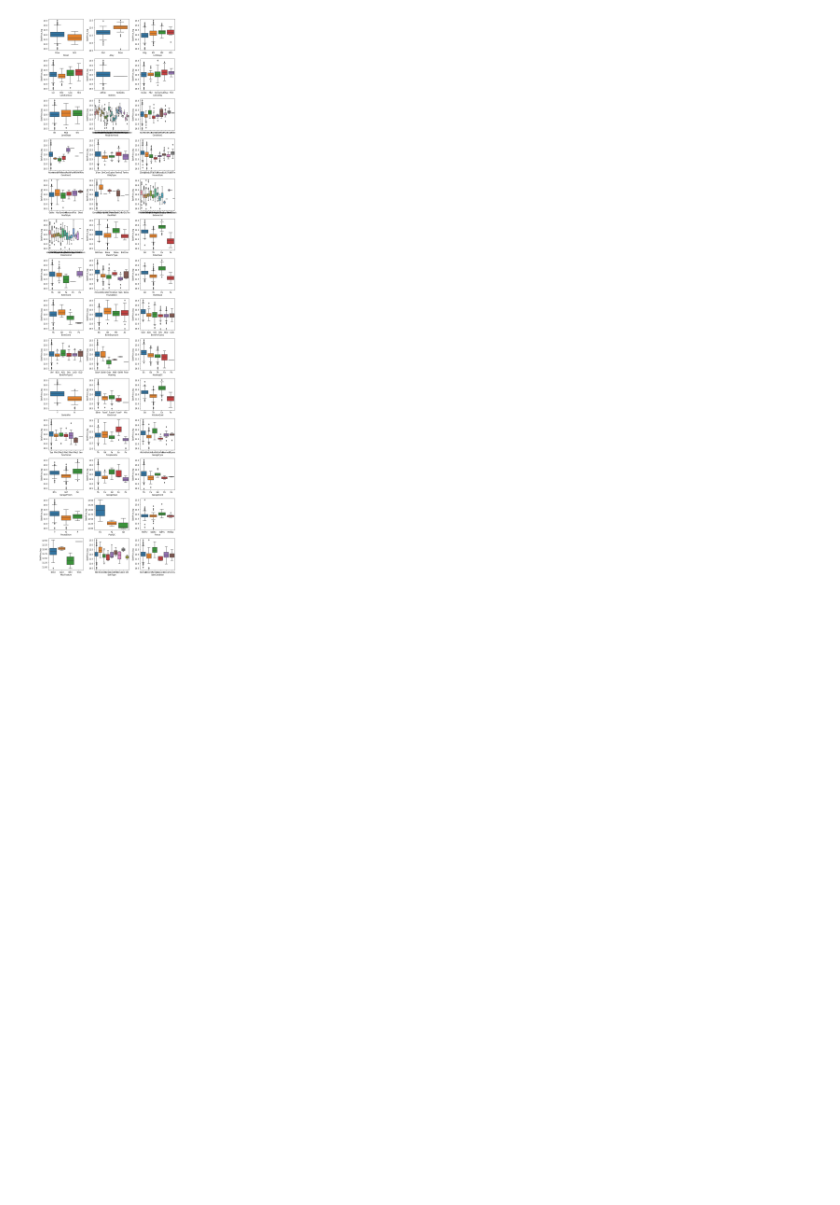
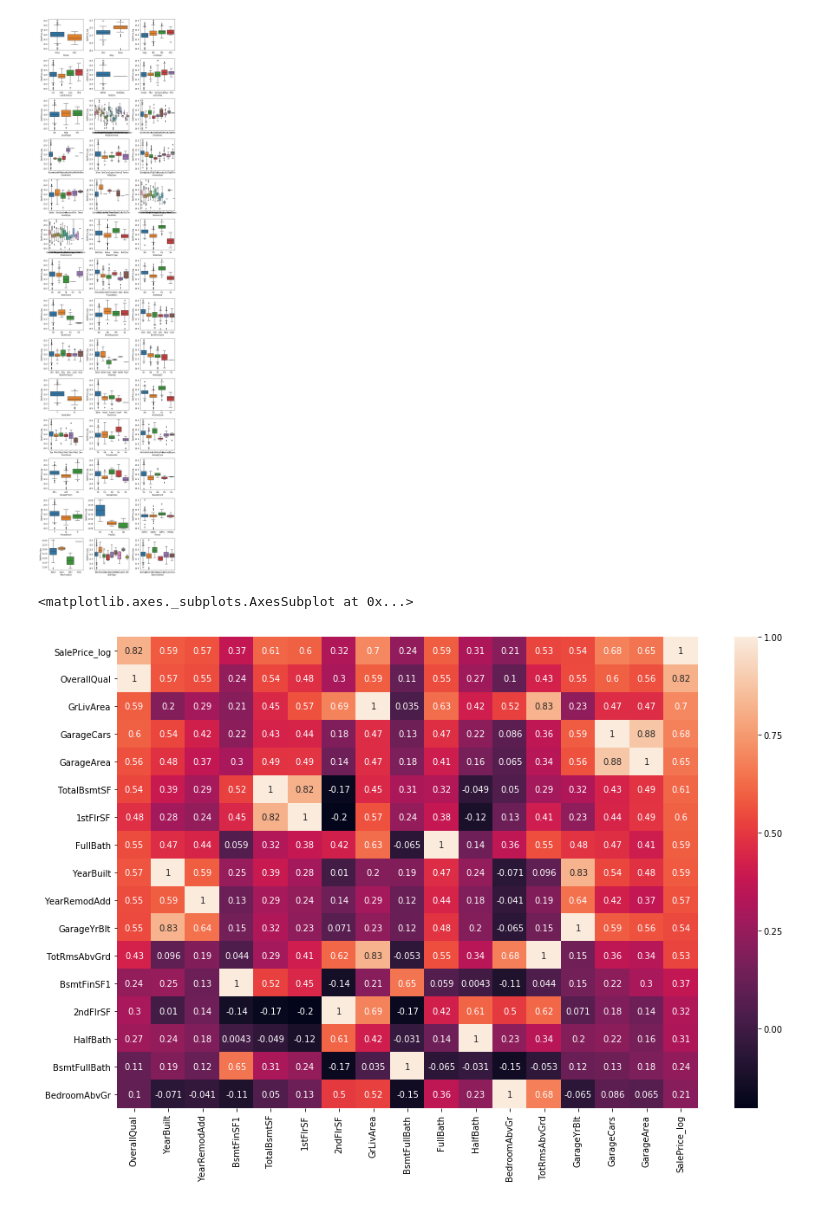
Before and after one commit to MarcoCaglia/kaggle-housing-prices, a Jupyter notebook: descriptive.ipynb, the cells around one changed output. Cells and saved outputs as stored; diff of their text form; code cells hidden in the pictures; blank space fills up the shorter version.

```diff
--- a/descriptive.ipynb
+++ b/descriptive.ipynb
@@ -225,3 +225,26 @@ plt.tight_layout()
 plt.show()
 # %% [output]
 [figure]
+# %%
+## Data Wrangling
+# Excessive multicollinearity
+
+droplist_candidates = []
+
+for subject_col in train_df:
+    if train_df[subject_col].dtypes != 'object':
+        for test_col in train_df:
+            if (test_col != subject_col) and (test_col != 'SalePrice_log') and (subject_col != 'SalePrice_log') and (train_df[test_col].dtypes != 'object'):
+                test_corr = train_df.loc[:,[subject_col,test_col]].corr().iloc[0,1]
+                if abs(test_corr) > 0.6 and (subject_col not in droplist_candidates):
+                    droplist_candidates.append(subject_col)
+else:
+    droplist_candidates.append('SalePrice_log')
+# %%
+new_corrmat = train_df.loc[:,droplist_candidates].corr().nlargest(99,'SalePrice_log')
+
+fig, ax = plt.subplots(figsize=(15,10))
+sns.heatmap(new_corrmat,annot=True)
+# %% [output]
+<matplotlib.axes._subplots.AxesSubplot at 0x...>
+[figure, added]
```
Also changed, not shown: parts of 19 cells of this notebook, 1 other file.
